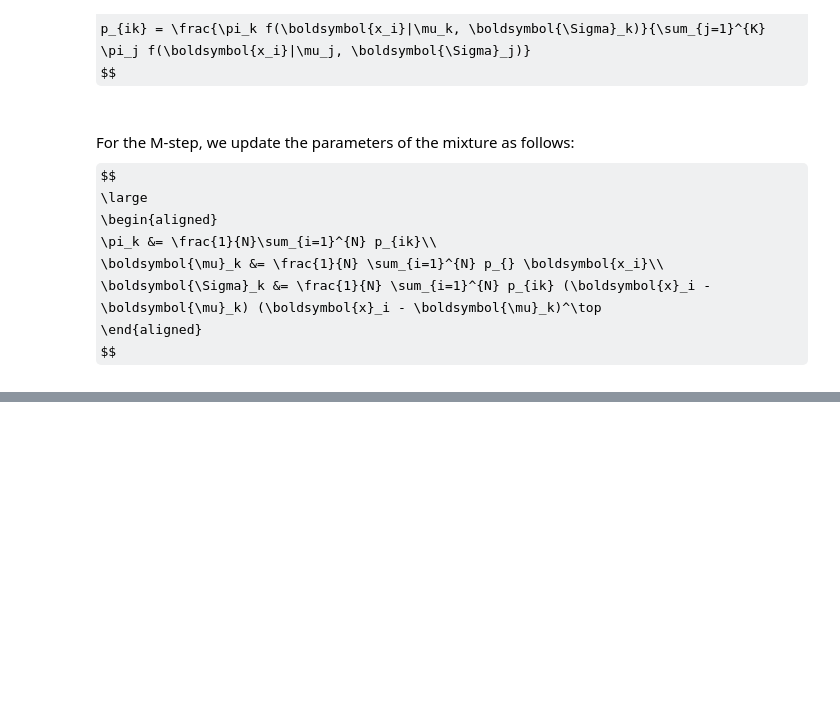
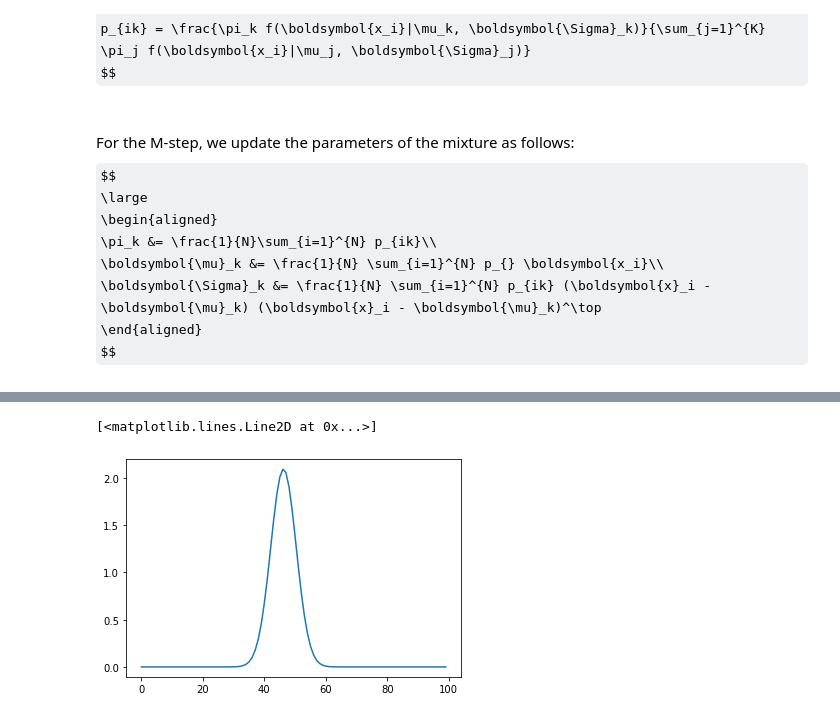
Before and after one commit to ConsciousML/Clustering-from-scratch, a Jupyter notebook: Clustering Mall Customers.ipynb, the cells around one changed output, grey strips where cells are left out. Cells and saved outputs as stored; diff of their text form; code cells hidden in the pictures; some formulas as TeX source; blank space fills up the shorter version.

Commit message:
verified that gaussian distrib is working

```diff
--- a/Clustering Mall Customers.ipynb
+++ b/Clustering Mall Customers.ipynb
@@ -240,7 +240,7 @@ class GaussianMixture():
         sigma_params = torch.zeros((self.n_components, n_features, n_features))
         mu_params = torch.zeros((self.n_components, n_features, 1))
 
-        class_priors = torch.zeros((self.n_components)).fill_(1 / self.n_components)
+        class_priors = torch.zeros((self.n_components, 1)).fill_(1 / self.n_components)
         for j in range(self.n_components):
             sigma_non_sym = torch.randn((n_features, n_features), dtype=torch.float32)
             sigma_sym = sigma_non_sym.T.mm(sigma_non_sym)
@@ -252,6 +252,18 @@ class GaussianMixture():
         for j in range(self.n_components):
             for i in range(n_samples):
                 likelihoods[i][j] = self.gaussian_likelihood(X[i], mu_params[j], sigma_params[j])
+
+        probs = torch.zeros_like(likelihoods)
+        for j in range(self.n_components):
+            for i in range(n_samples):
+                prob_num = class_priors[j] * likelihoods[i][j]
+                print(class_priors)
+                print(likelihoods[i, :].unsqueeze(1))
+                print(class_priors * likelihoods[i, :].unsqueeze(1))
+                break
+            break
+                #prob_den = class_priors.mm(likelihoods[])
+                #probs[i][j] =
 # %%
 gmm = GaussianMixture(n_components=5)
 gmm.fit_predict(X_s)
@@ -259,0 +286,11 @@ tensor([0.2000, 0.2000, 0.2000, 0.2000, 0.2000])
+# %%
+x = torch.from_numpy(np.linspace(-10, 10, num=100)).float()
+n_features = 1
+sigma_non_sym = torch.randn((n_features, n_features), dtype=torch.float32)
+sigma = sigma_non_sym.T.mm(sigma_non_sym)
+mu = torch.randn((n_features, 1), dtype=torch.float32)
+
+pred = torch.zeros((x.shape[0]))
+for i in range(x.shape[0]):
+    elt = x[i].unsqueeze(0)
+    pred[i] = gmm.gaussian_likelihood(elt, mu, sigma)
@@ -259,0 +317,5 @@ tensor([0.2000, 0.2000, 0.2000, 0.2000, 0.2000])
+# %%
+plt.plot(pred)
+# %% [output]
+[<matplotlib.lines.Line2D at 0x...>]
+[figure, added]
```
Also changed, not shown: parts of 4 cells of this notebook.
